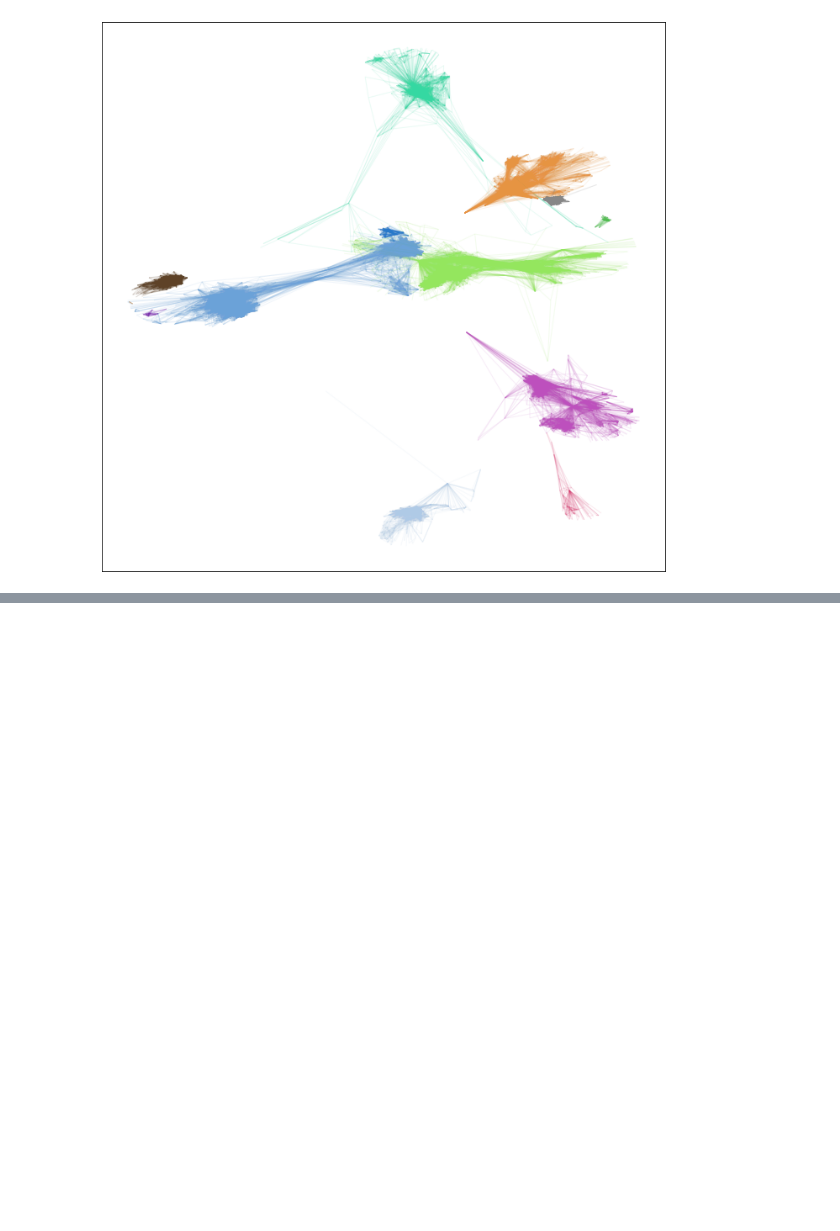
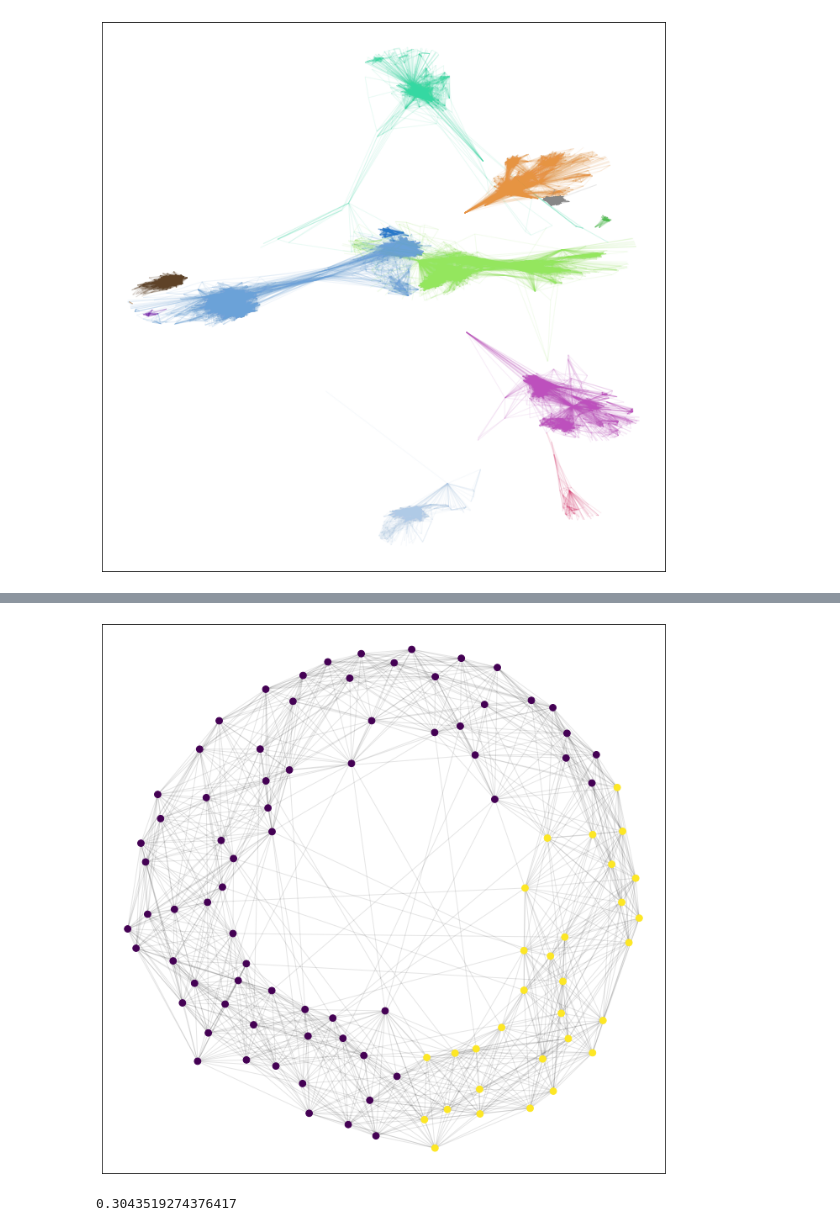
Before and after one commit to juggeroid/random-fun-coding, a Jupyter notebook: communities.ipynb, the cells around one changed output, grey strips where cells are left out. Cells and saved outputs as stored; diff of their text form; code cells hidden in the pictures; blank space fills up the shorter version.

```diff
--- a/communities.ipynb
+++ b/communities.ipynb
@@ -107,0 +155,14 @@ draw_community_graph(G_social)
+# %%
+import community
+import networkx as nx
+from karateclub import EgoNetSplitter
+
+G = nx.newman_watts_strogatz_graph(100, 20, 0.05)
+partition_divisor_wrapper(G = G,
+                          f = LabelPropagation,
+                          node_size = 60,
+                          edge_alpha = 0.1,
+                          karate_api = True)
+# %% [output]
+[figure, added]
+0.3043519274376417
```
Also changed, not shown: parts of 9 cells of this notebook.
